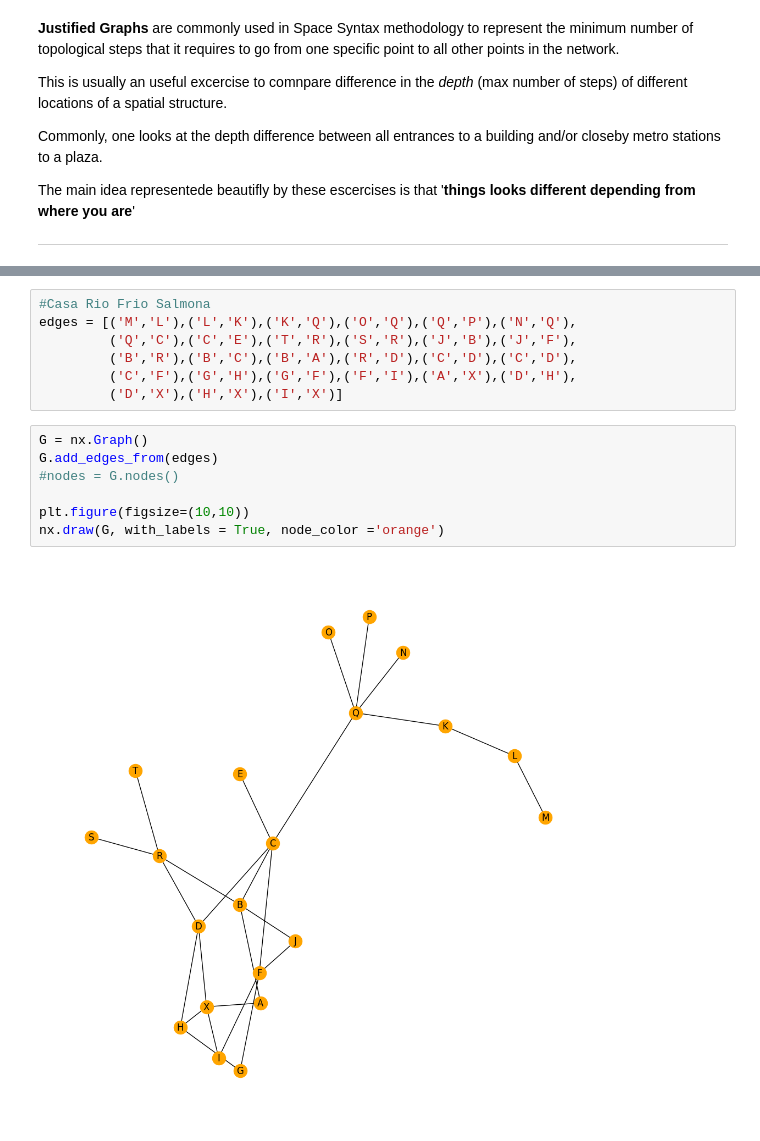
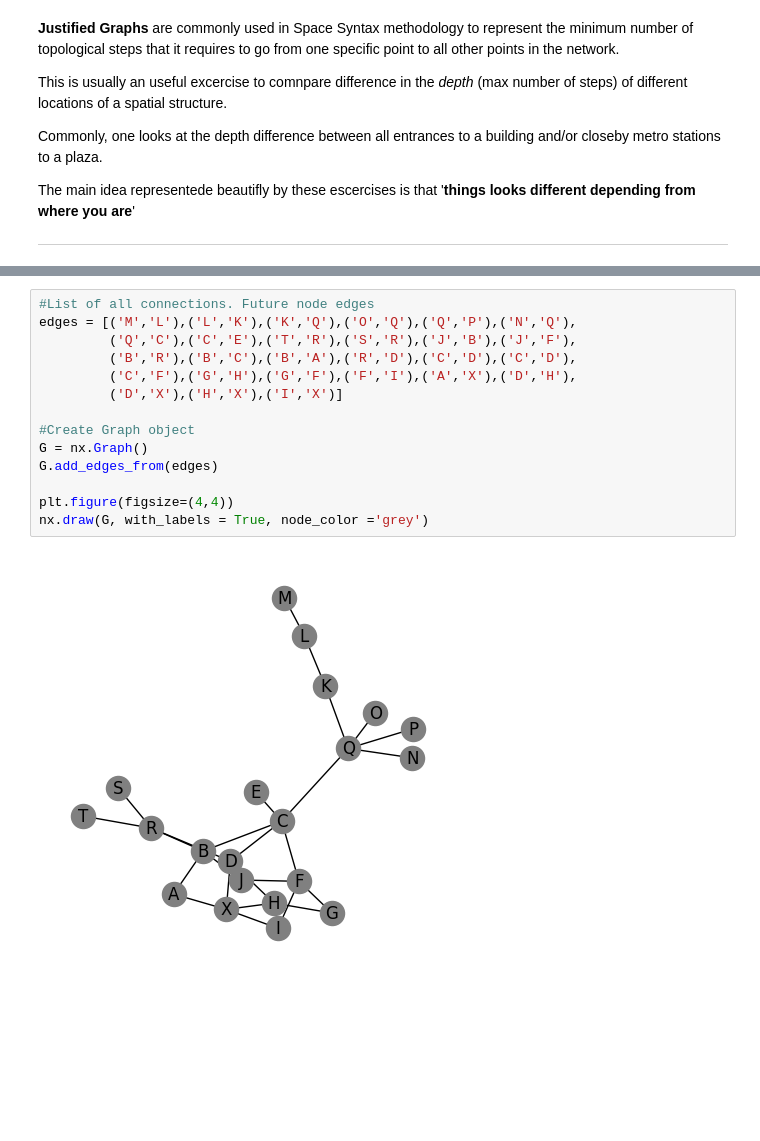
Before and after one commit to gregmaya/personal_web, a Jupyter notebook: work/data_viz/jgraph.ipynb, the cells around one changed output, grey strips where cells are left out. Drawn from its saved outputs; the diff is of its cells as text; blank space fills up the shorter version.

```diff
--- a/work/data_viz/jgraph.ipynb
+++ b/work/data_viz/jgraph.ipynb
@@ -79,16 +131,16 @@ def mean_depth_calcs(G,graph_output = False):
 # %%
-#Casa Rio Frio Salmona
+#List of all connections. Future node edges
 edges = [('M','L'),('L','K'),('K','Q'),('O','Q'),('Q','P'),('N','Q'),
          ('Q','C'),('C','E'),('T','R'),('S','R'),('J','B'),('J','F'),
          ('B','R'),('B','C'),('B','A'),('R','D'),('C','D'),('C','D'),
          ('C','F'),('G','H'),('G','F'),('F','I'),('A','X'),('D','H'),
          ('D','X'),('H','X'),('I','X')]
+
+#Create Graph object
+G = nx.Graph()
+G.add_edges_from(edges)
+
+plt.figure(figsize=(4,4))
+nx.draw(G, with_labels = True, node_color ='grey')
+# %% [output]
+[figure, added]
-# %%
-G = nx.Graph()
-G.add_edges_from(edges)
-#nodes = G.nodes()
-
-plt.figure(figsize=(10,10))
-nx.draw(G, with_labels = True, node_color ='orange')
-# %% [output]
-[figure, removed]
```
Also changed, not shown: parts of 22 cells of this notebook, 6 other files.
